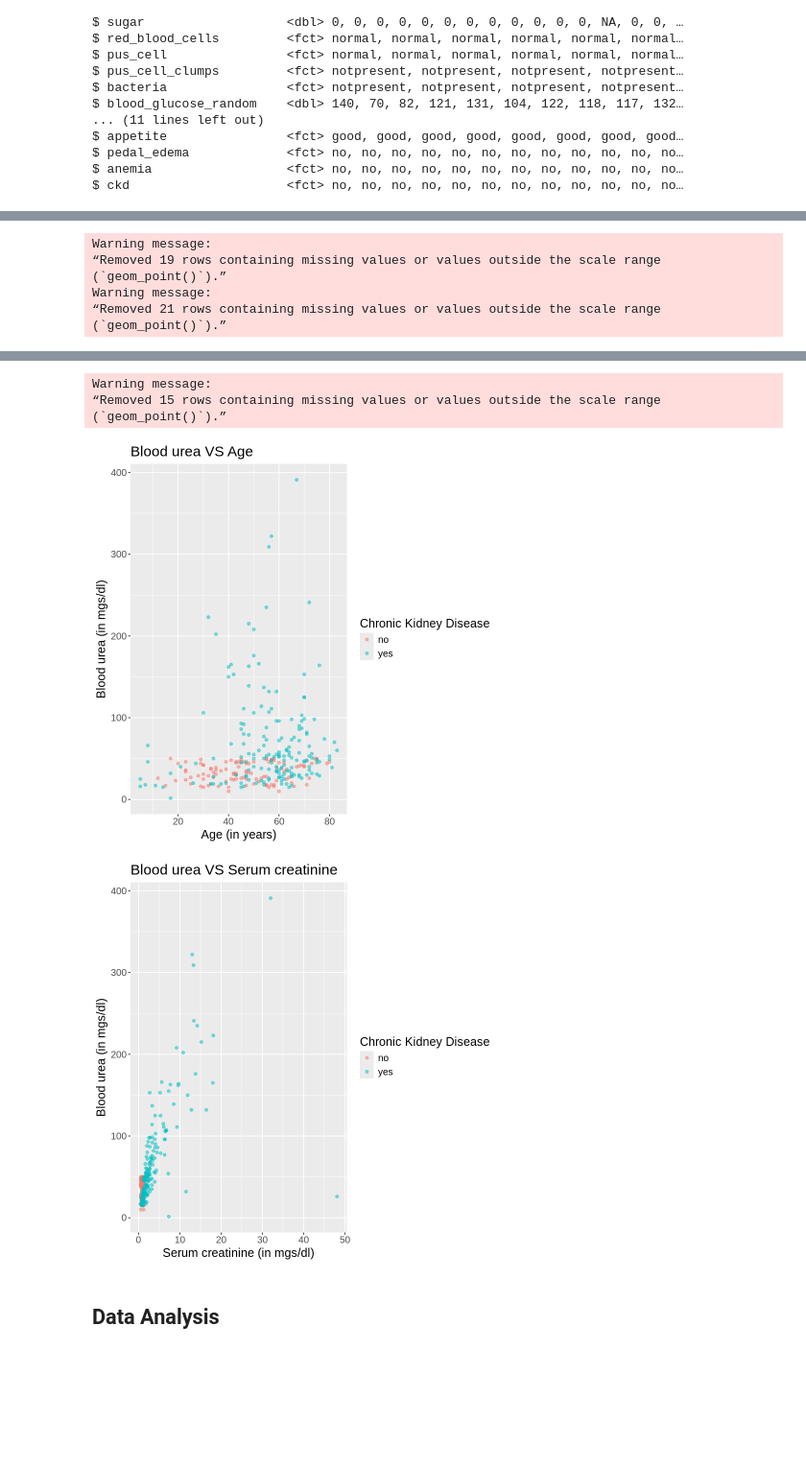
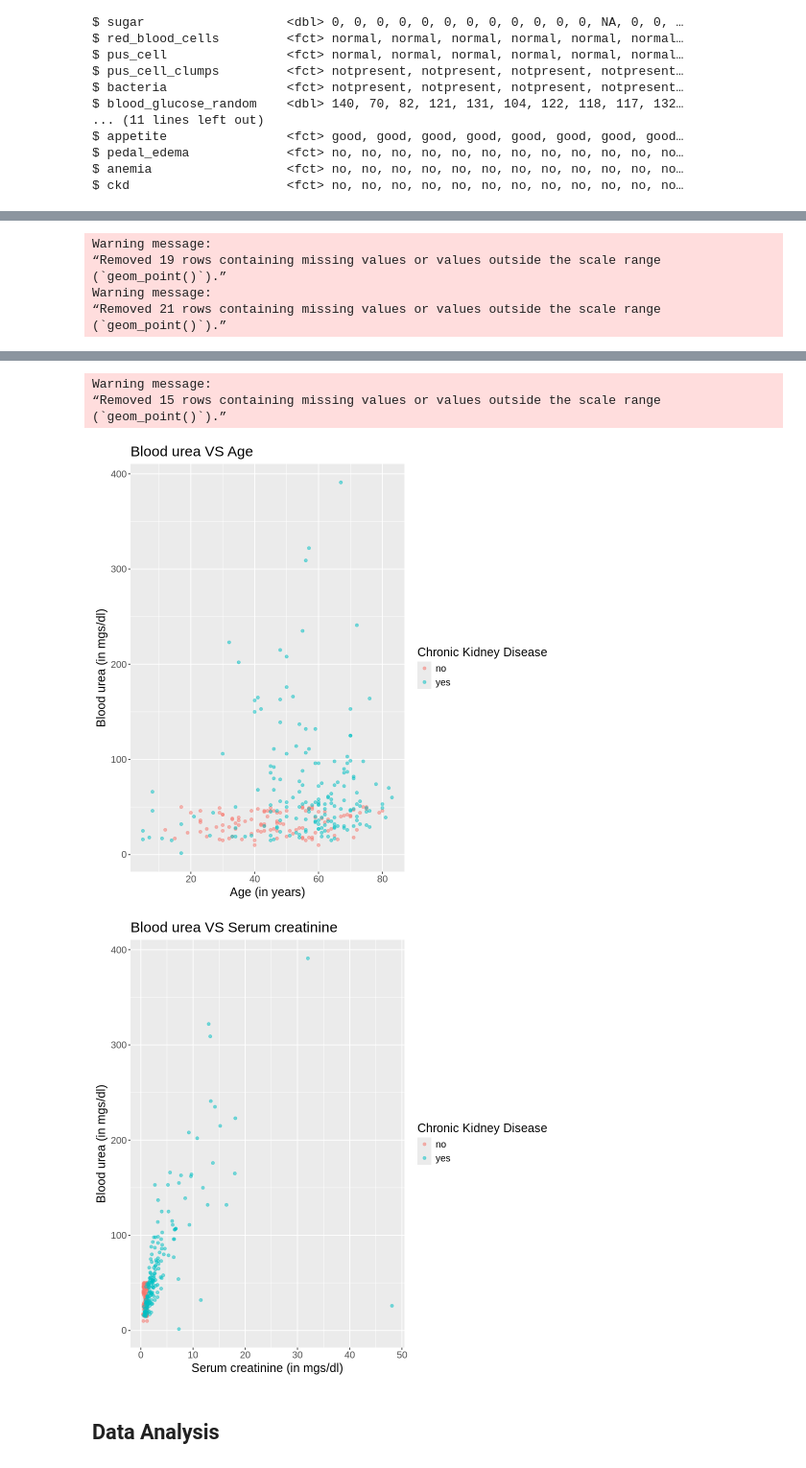
Before and after one commit to schan26/dsci-100-grp18, a Jupyter notebook: Report.ipynb, the cells around one changed output, grey strips where cells are left out. Shown at 96% size. Cells and saved outputs as stored; diff of their text form; code cells hidden in the pictures; blank space fills up the shorter version.

Commit message:
Minor changes
Added code to change plot size
Alphabetized name

```diff
--- a/Report.ipynb
+++ b/Report.ipynb
@@ -150,6 +126,7 @@ A tibble: 6 × 3
 | yes | serum_creatinine | 10 |
 # %%
 #plotting training data
+options(repr.plot.width = 8, repr.plot.height = 8)
 plot1 <- ggplot(ckd_training, aes(x = age, y = serum_creatinine, color = ckd)) +
     geom_point(alpha = 0.5) +
     labs(x = "Age (in years)", y = "Serum creatinine (in mgs/dl)", color = "Chronic Kidney Disease") +
@@ -182,8 +159,8 @@ Warning message:
 Warning message:
 “Removed 15 rows containing missing values or values outside the scale range
 (`geom_point()`).”
-[figure, old version]
+[figure, new version]
-[figure, old version]
+[figure, new version]
 # %% [markdown]
 ## Data Analysis
 # %%
```
Also changed, not shown: parts of 5 cells of this notebook.
